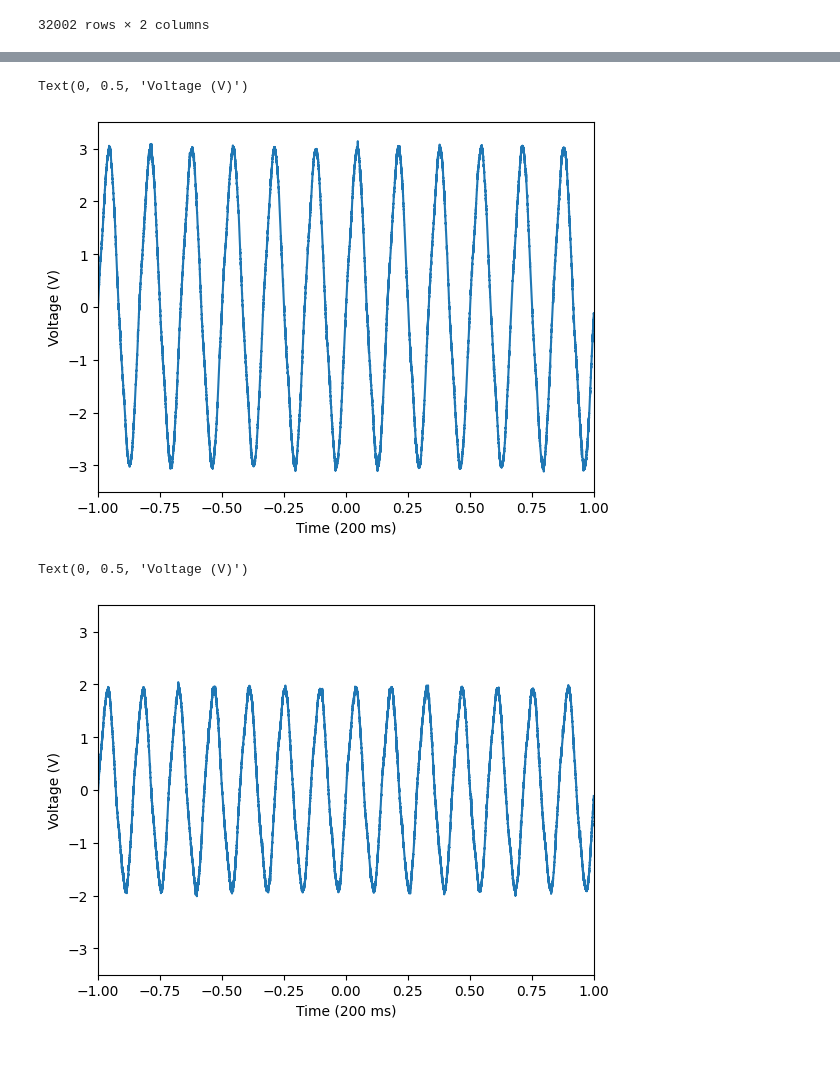
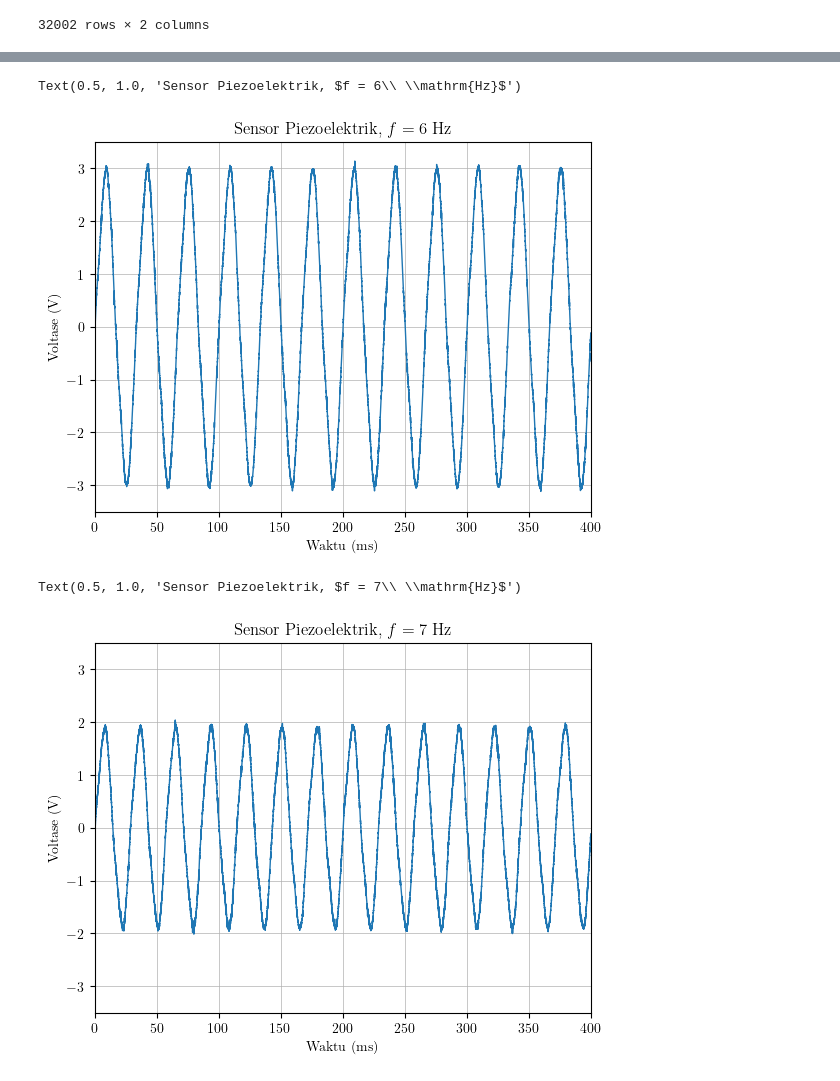
Before and after one commit to hafizh-ender/academic-semester-4, a Jupyter notebook: AE2200/Modul 4/modul 4.ipynb, the cells around one changed output, grey strips where cells are left out. Drawn from its saved outputs; the diff is of its cells as text; code cells hidden in the pictures.

```diff
--- a/AE2200/Modul 4/modul 4.ipynb
+++ b/AE2200/Modul 4/modul 4.ipynb
@@ -1,6 +1,13 @@
 # %%
 import pandas as pd
 import matplotlib.pyplot as plt
+
+plt.rc('text', usetex=True)
+plt.rcParams.update({
+    'text.usetex' : True,
+    # 'font.family' : "Times"
+    'font.family' : "serif"
+})
 
 fivehz = pd.read_csv('5hz.csv')
 sixhz = pd.read_csv('6hz.csv')
@@ -38,28 +49,36 @@ Text(0, 0.5, 'Voltage (V)')
 # %%
-xsix = sixhz['X--Trace 1::[CH1]']
+xsix = (sixhz['X--Trace 1::[CH1]'] + 1) * 200
 ysix = sixhz['Y--Trace 1::[CH1]']
 
-plt.plot(xsix, ysix)
+plt.plot(xsix, ysix, linewidth=1)
 
-plt.xlim(-1, 1)
+plt.xlim(0, 400)
 plt.ylim(-3.5, 3.5)
 
-plt.xlabel("Time (200 ms)")
-plt.ylabel("Voltage (V)")
+plt.xlabel("Waktu (ms)")
+plt.ylabel("Voltase (V)")
+
+plt.grid(True, linewidth=0.5)
+
+plt.title("Sensor Piezoelektrik, $f = 6\ \mathrm{Hz}$")
 # %% [output]
-Text(0, 0.5, 'Voltage (V)')
+Text(0.5, 1.0, 'Sensor Piezoelektrik, $f = 6\\ \\mathrm{Hz}$')
-[figure, old version]
+[figure, new version]
 # %%
-xseven = sevenhz['X--Trace 1::[CH1]']
+xseven = (sevenhz['X--Trace 1::[CH1]'] + 1) * 200
 yseven = sevenhz['Y--Trace 1::[CH1]']
 
-plt.plot(xseven, yseven)
+plt.plot(xseven, yseven, linewidth=1)
 
-plt.xlim(-1, 1)
+plt.xlim(0, 400)
 plt.ylim(-3.5, 3.5)
 
-plt.xlabel("Time (200 ms)")
-plt.ylabel("Voltage (V)")
+plt.xlabel("Waktu (ms)")
+plt.ylabel("Voltase (V)")
+
+plt.grid(True, linewidth=0.5)
+
+plt.title("Sensor Piezoelektrik, $f = 7\ \mathrm{Hz}$")
 # %% [output]
-Text(0, 0.5, 'Voltage (V)')
+Text(0.5, 1.0, 'Sensor Piezoelektrik, $f = 7\\ \\mathrm{Hz}$')
-[figure, old version]
+[figure, new version]
```
Also changed, not shown: parts of 2 cells of this notebook.
